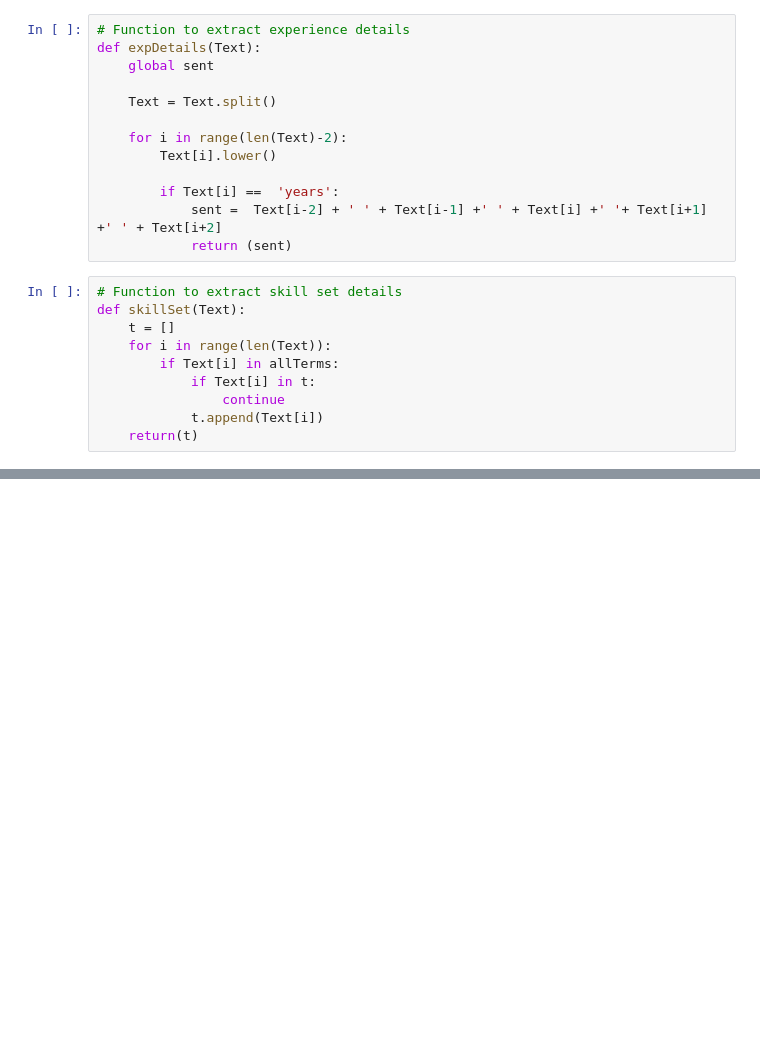
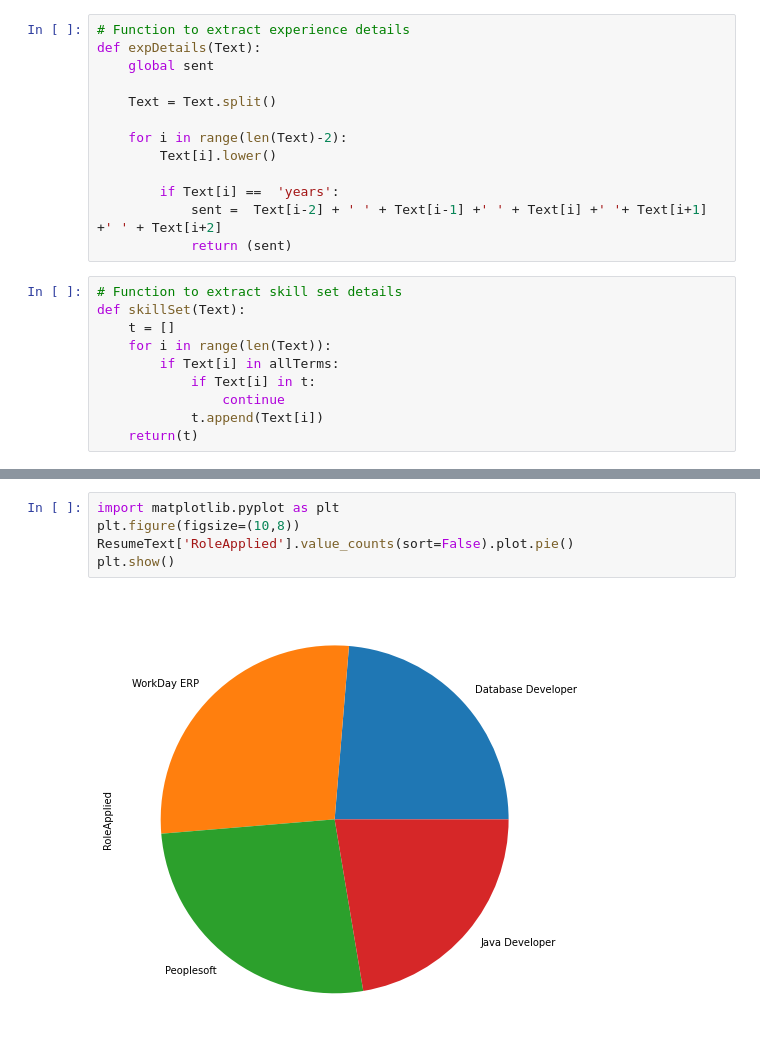
Before and after one commit to renkuntlamahessh/Resume-Classification-Project-, a Jupyter notebook: Resume_Classification.ipynb, the cells around one changed output, grey strips where cells are left out. Drawn from its saved outputs; the diff is of its cells as text; blank space fills up the shorter version.

```diff
--- a/Resume_Classification.ipynb
+++ b/Resume_Classification.ipynb
@@ -207,0 +288,7 @@ for filename in os.listdir(path):
+# %%
+import matplotlib.pyplot as plt
+plt.figure(figsize=(10,8))
+ResumeText['RoleApplied'].value_counts(sort=False).plot.pie()
+plt.show()
+# %% [output]
+[figure, added]
```
Also changed, not shown: parts of 17 cells of this notebook.
